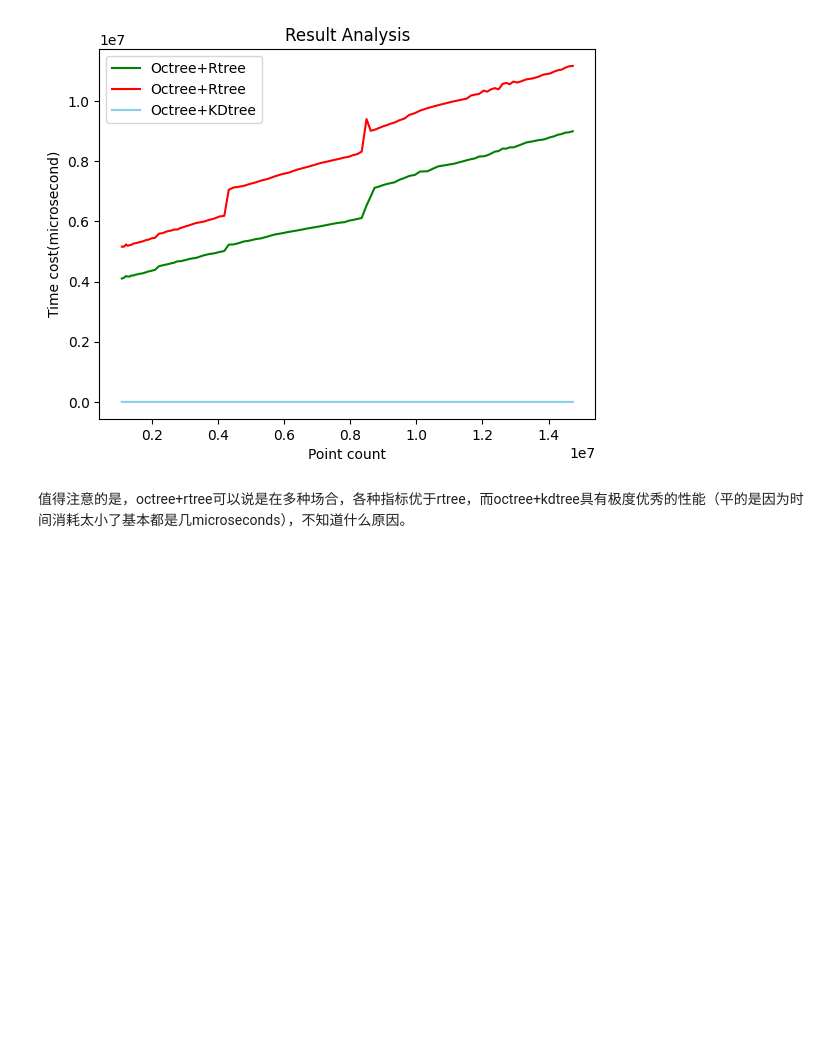
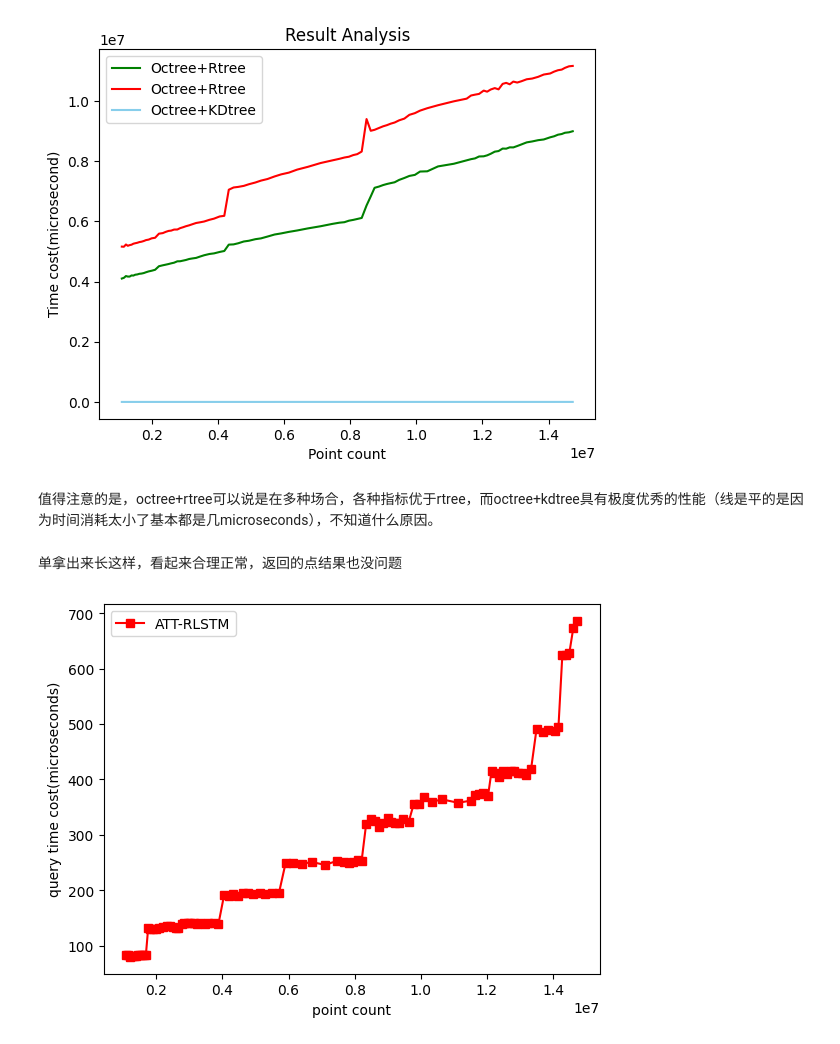
Before and after one commit to xu-0020/PointCloud_Octree, a Jupyter notebook: result_lal.ipynb, the cells around one changed output. Drawn from its saved outputs; the diff is of its cells as text; code cells hidden in the pictures; blank space fills up the shorter version.

```diff
--- a/result_lal.ipynb
+++ b/result_lal.ipynb
@@ -85,4 +85,38 @@ plt.show()
 # %% [output]
 [figure]
 # %% [markdown]
-值得注意的是，octree+rtree可以说是在多种场合，各种指标优于rtree，而octree+kdtree具有极度优秀的性能（平的是因为时间消耗太小了基本都是几microseconds），不知道什么原因。
+值得注意的是，octree+rtree可以说是在多种场合，各种指标优于rtree，而octree+kdtree具有极度优秀的性能（线是平的是因为时间消耗太小了基本都是几microseconds），不知道什么原因。
+# %% [markdown]
+单拿出来长这样，看起来合理正常，返回的点结果也没问题
+# %%
+file_path = "result_hkm/Result_OK.txt"
+the_first = 1
+time_list = []
+count_list = []
+the_last=1000000000
+try:
+    with open(file_path, "r") as file:
+        for line in file:
+            if(the_first):
+                the_first = 0
+                continue
+            # Process each line here
+            line = line.strip()  # Example: Print each line
+            index = line.index("Time cost =") + len("Time cost =")
+            words = line[index:].split()
+            if float(words[0])>the_last*10.:
+                continue
+            time_list.append(float(words[0]))
+            the_last = float(words[0])
+            count_list.append(float(words[-2]))
+except FileNotFoundError:
+    print("File not found.")
+import matplotlib.pyplot as plt
+
+plt.plot(count_list,time_list,'s-',color = 'r',label="ATT-RLSTM")#s-:方形
+plt.xlabel("point count")#横坐标名字
+plt.ylabel("query time cost(microseconds)")#纵坐标名字
+plt.legend(loc = "best")#图例
+plt.show()
+# %% [output]
+[figure, added]
```
Also changed, not shown: 1 other file.
